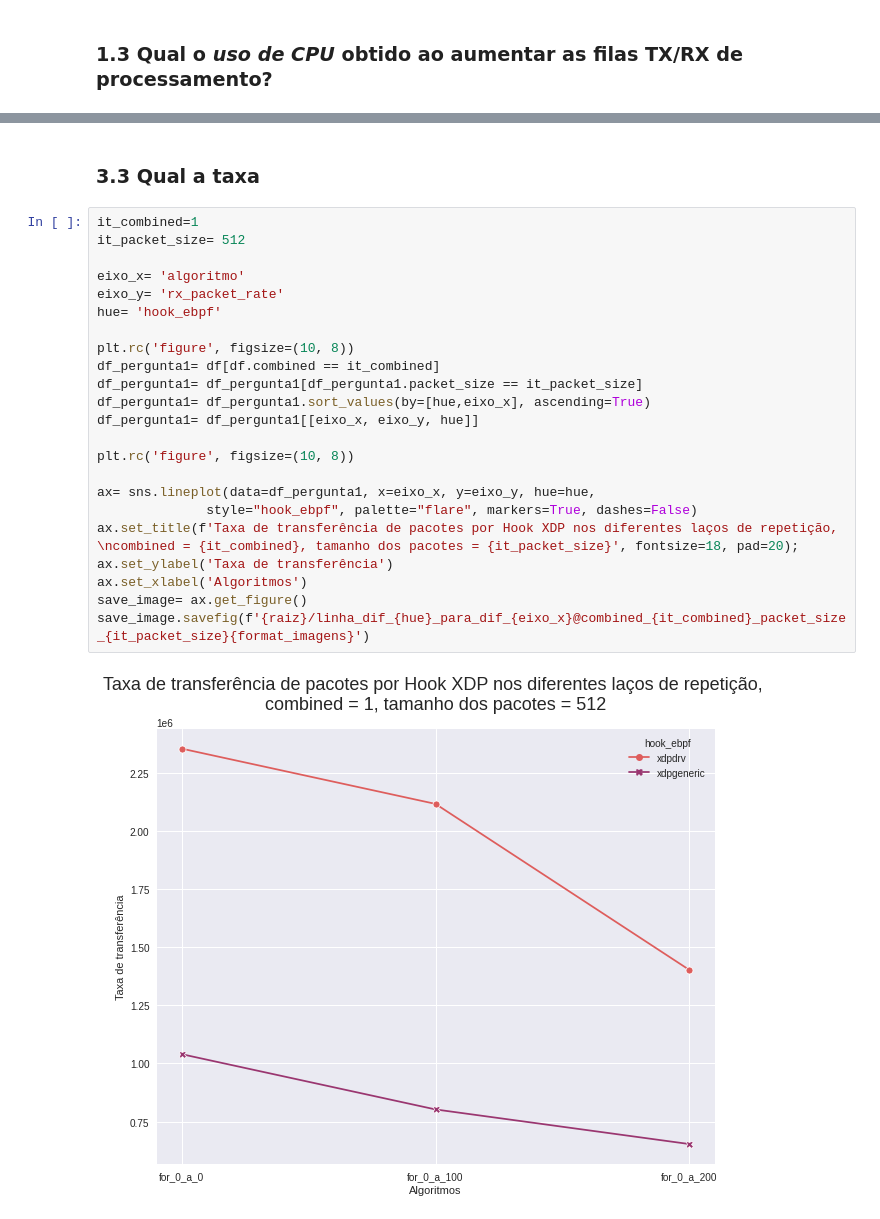
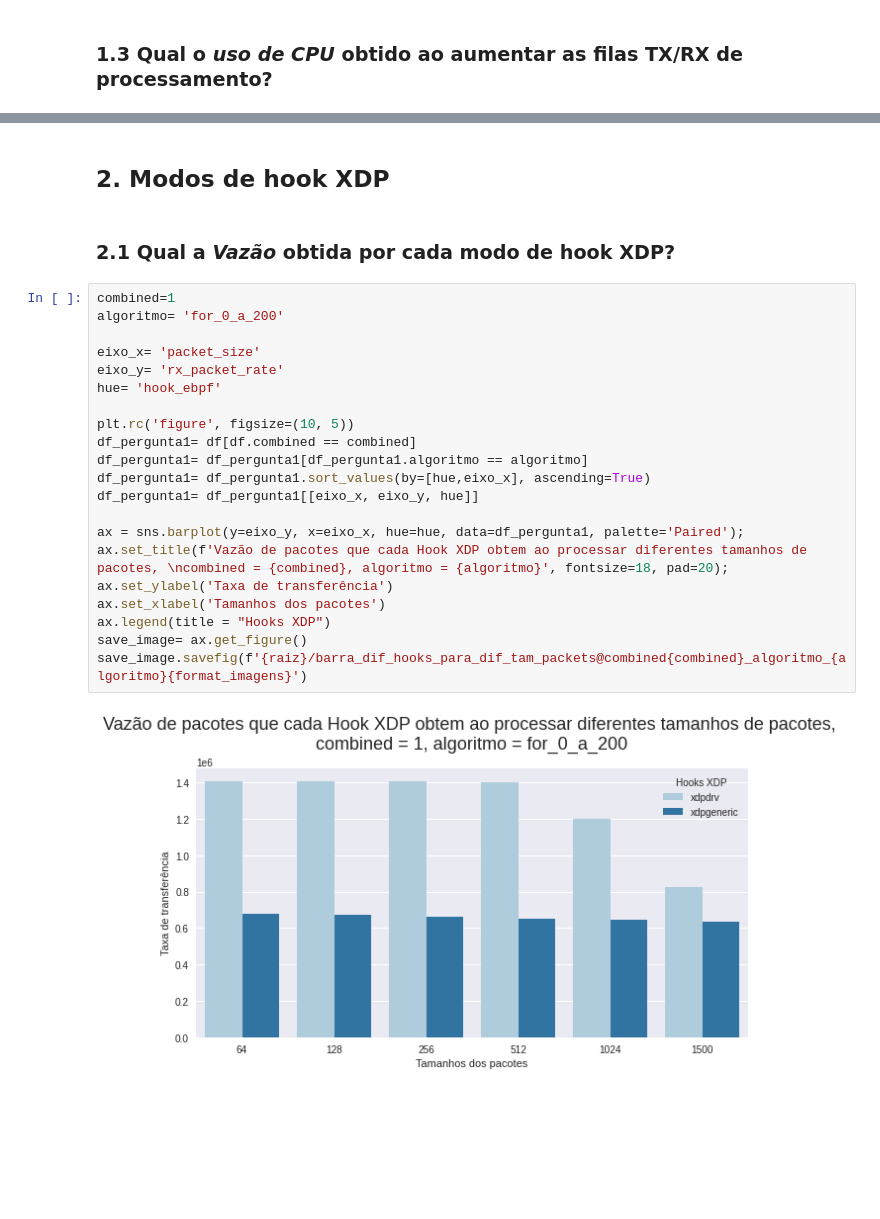
Before and after one commit to igor-capeletti/tcc_eBPF_XDP, a Jupyter notebook: scripts/python/gera_graficos_resultados.ipynb, the cells around one changed output, grey strips where cells are left out. Cells and saved outputs as stored; diff of their text form; blank space fills up the shorter version.

Commit message:
graficos de vazão prontos para os 4 grupos de avaliação, falta inserir os resultados completos para gerar os gráficos

```diff
--- a/scripts/python/gera_graficos_resultados.ipynb
+++ b/scripts/python/gera_graficos_resultados.ipynb
@@ -438,27 +128,27 @@ save_image.savefig(f'{raiz}/pergunta2.pdf')
-# %% [markdown]
-### 3.3 Qual a taxa
-# %%
-it_combined=1
-it_packet_size= 512
-
-eixo_x= 'algoritmo'
-eixo_y= 'rx_packet_rate'
-hue= 'hook_ebpf'
-
-plt.rc('figure', figsize=(10, 8))
-df_pergunta1= df[df.combined == it_combined]
-df_pergunta1= df_pergunta1[df_pergunta1.packet_size == it_packet_size]
-df_pergunta1= df_pergunta1.sort_values(by=[hue,eixo_x], ascending=True)
-df_pergunta1= df_pergunta1[[eixo_x, eixo_y, hue]]
-
-plt.rc('figure', figsize=(10, 8))
-
-ax= sns.lineplot(data=df_pergunta1, x=eixo_x, y=eixo_y, hue=hue,
-              style="hook_ebpf", palette="flare", markers=True, dashes=False)
-ax.set_title(f'Taxa de transferência de pacotes por Hook XDP nos diferentes laços de repetição, \ncombined = {it_combined}, tamanho dos pacotes = {it_packet_size}', fontsize=18, pad=20);
-ax.set_ylabel('Taxa de transferência')
-ax.set_xlabel('Algoritmos')
-save_image= ax.get_figure()
-save_image.savefig(f'{raiz}/linha_dif_{hue}_para_dif_{eixo_x}@combined_{it_combined}_packet_size_{it_packet_size}{format_imagens}')
-# %% [output]
-[figure, removed]
+# %% [markdown]
+## 2. Modos de hook XDP
+# %% [markdown]
+### 2.1 Qual a ***Vazão*** obtida por cada modo de hook XDP?
+# %%
+combined=1
+algoritmo= 'for_0_a_200'
+
+eixo_x= 'packet_size'
+eixo_y= 'rx_packet_rate'
+hue= 'hook_ebpf'
+
+plt.rc('figure', figsize=(10, 5))
+df_pergunta1= df[df.combined == combined]
+df_pergunta1= df_pergunta1[df_pergunta1.algoritmo == algoritmo]
+df_pergunta1= df_pergunta1.sort_values(by=[hue,eixo_x], ascending=True)
+df_pergunta1= df_pergunta1[[eixo_x, eixo_y, hue]]
+
+ax = sns.barplot(y=eixo_y, x=eixo_x, hue=hue, data=df_pergunta1, palette='Paired');
+ax.set_title(f'Vazão de pacotes que cada Hook XDP obtem ao processar diferentes tamanhos de pacotes, \ncombined = {combined}, algoritmo = {algoritmo}', fontsize=18, pad=20);
+ax.set_ylabel('Taxa de transferência')
+ax.set_xlabel('Tamanhos dos pacotes')
+ax.legend(title = "Hooks XDP")
+save_image= ax.get_figure()
+save_image.savefig(f'{raiz}/barra_dif_hooks_para_dif_tam_packets@combined{combined}_algoritmo_{algoritmo}{format_imagens}')
+# %% [output]
+[figure, added]
```
Also changed, not shown: parts of 43 cells of this notebook.
